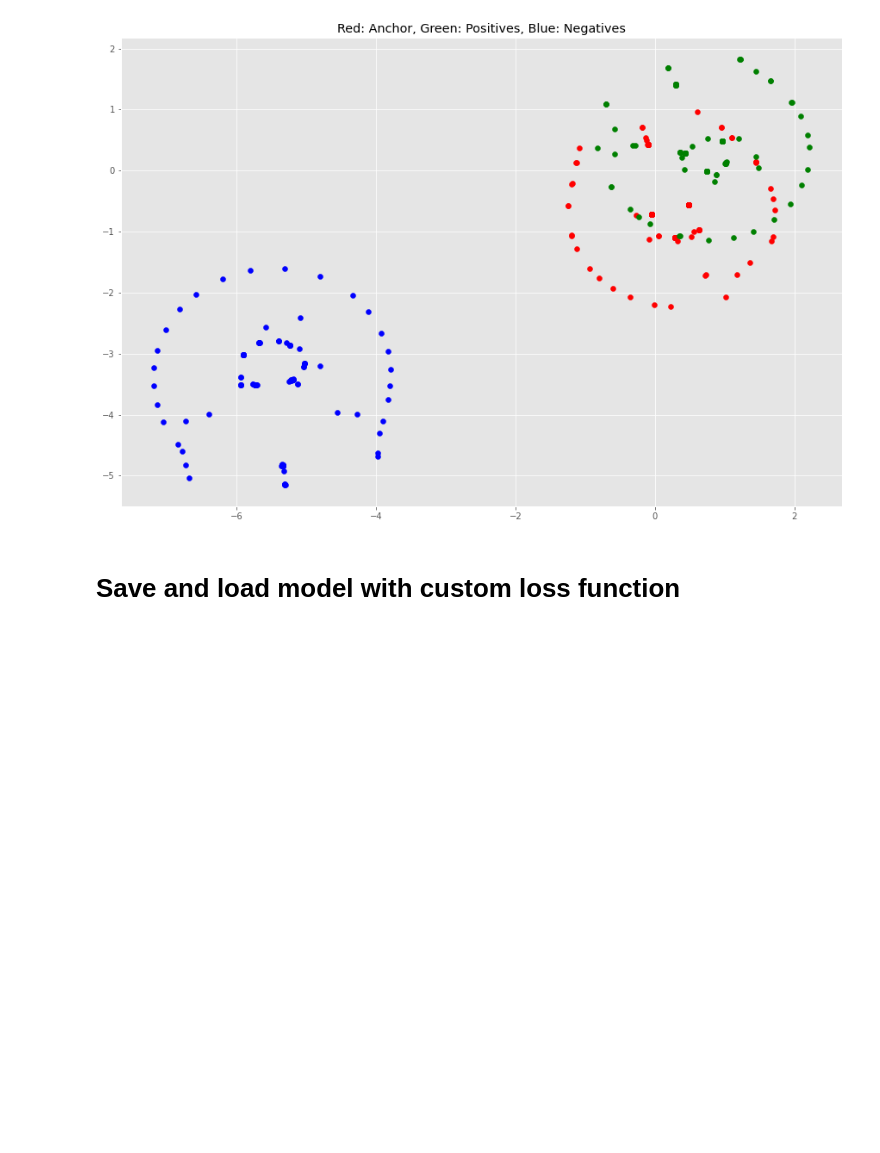
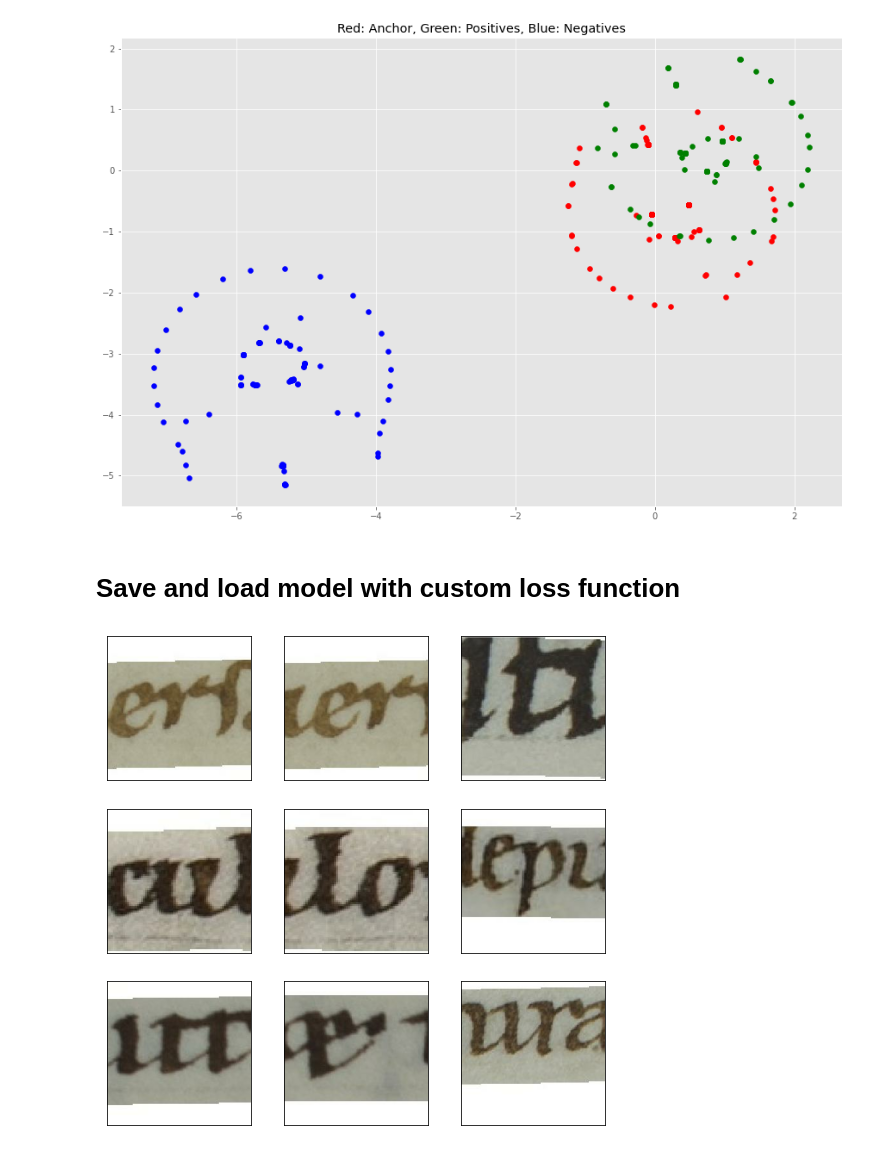
Before and after one commit to schauppi/HTSR_Handwritten_Text_Similarity_Recognition, a Jupyter notebook: experiments_triplet_loss.ipynb, the cells around one changed output. Cells and saved outputs as stored; diff of their text form; code cells hidden in the pictures; blank space fills up the shorter version.

```diff
--- a/experiments_triplet_loss.ipynb
+++ b/experiments_triplet_loss.ipynb
@@ -343,0 +347,11 @@ model_half_deep_writer.compile(loss=triplet_loss_l2(alpha=0.2, emb_size=emb_size
+# %%
+anchor_images_path = "npz_datasets/pairs_20k/anchor"
+positive_images_path = "npz_datasets/pairs_20k/positive"
+height = 224
+width = 224
+batch_size = 256
+train_dataset, val_dataset, test_dataset = create_tf_data_datasets(anchor_images_path, positive_images_path, height, width, batch_size)
+# %%
+visualize_triplets_tf_data_dataset(*list(train_dataset.take(1).as_numpy_iterator())[0])
+# %% [output]
+[figure, added]
```
Also changed, not shown: parts of 21 cells of this notebook.
